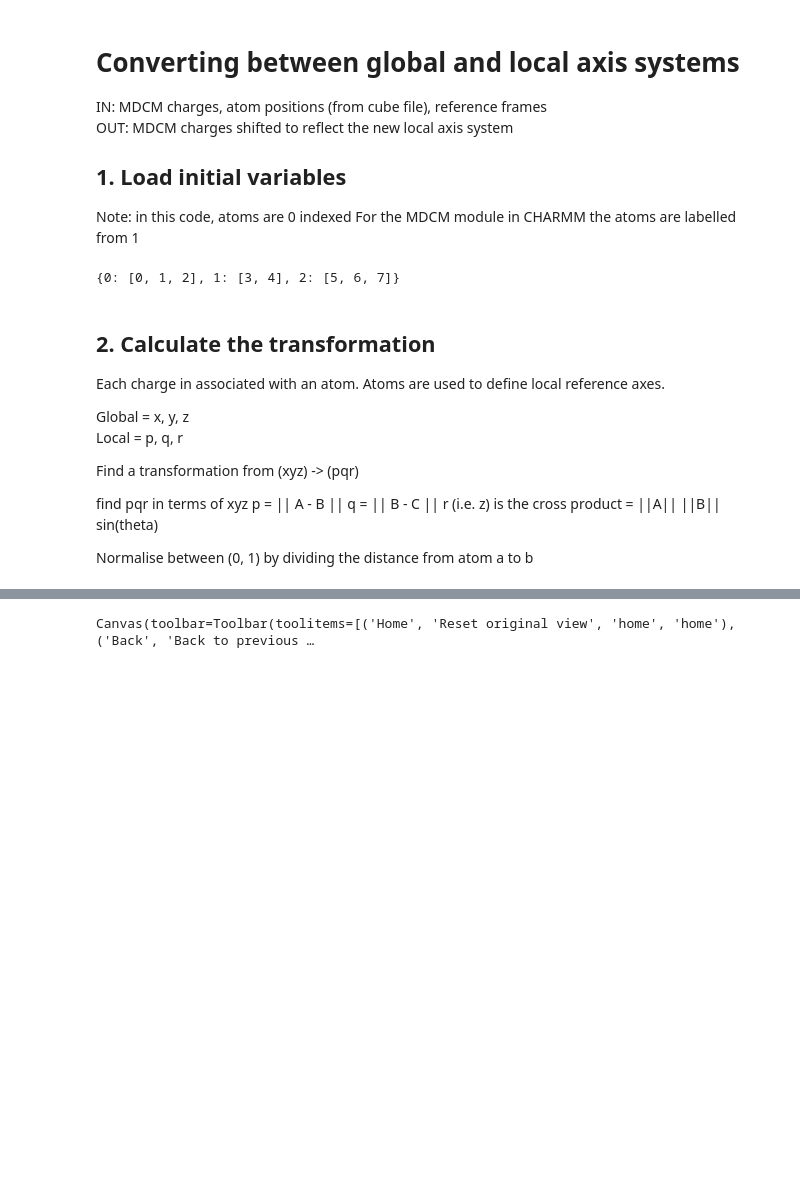
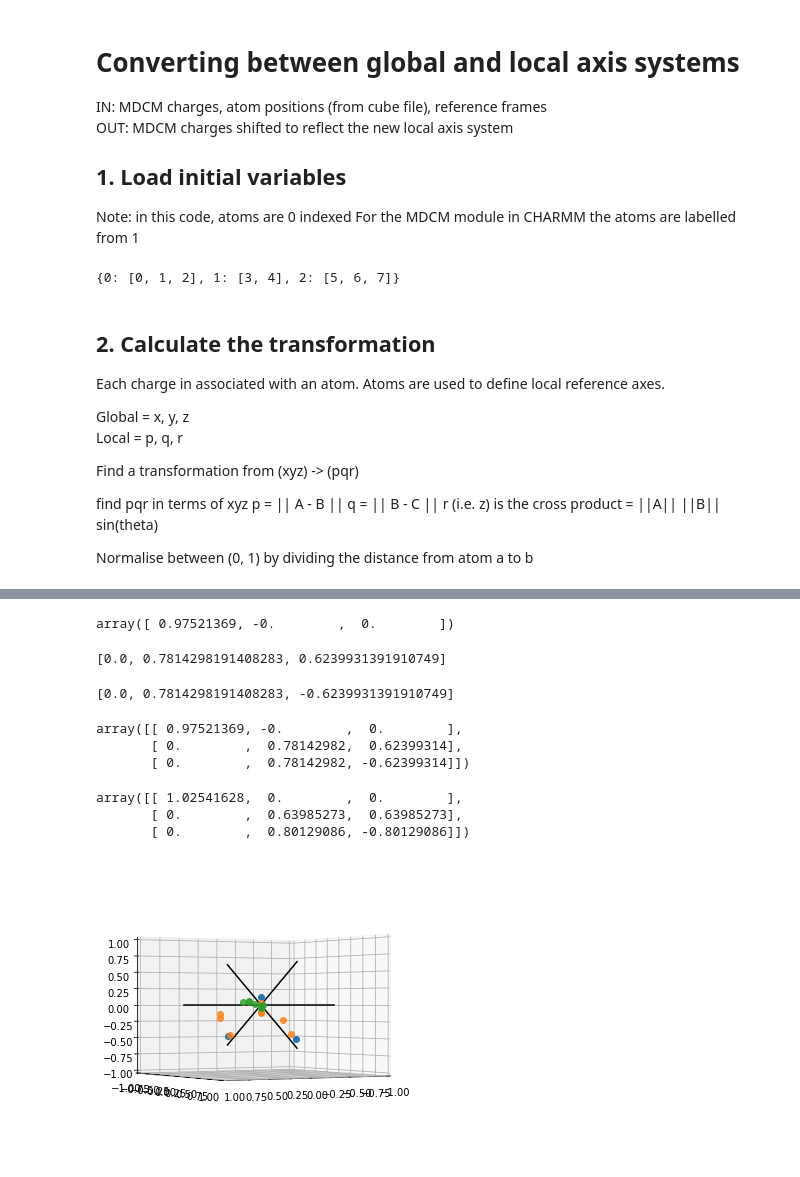
Before and after one commit to EricBoittier/AdjustReference-System, a Jupyter notebook: ARS.ipynb, the cells around one changed output, grey strips where cells are left out. Saved outputs shown, nothing was run; the diff lists cells and outputs as text; code cells hidden in the pictures; blank space fills up the shorter version.

```diff
--- a/ARS.ipynb
+++ b/ARS.ipynb
@@ -14,10 +14,10 @@ from scipy.spatial import distance
 import matplotlib.pyplot as plt
 from mpl_toolkits.mplot3d import Axes3D
 
-%matplotlib ipympl
+#%matplotlib ipympl
 
-home_path = "/home/unibas/boittier/AdjustReferenceSystem/"
-home_path = "/home/eric/Documents/PhD/AdjustReference-System/"
+home_path = "/home/boittier/Documents/AdjustReference-System/"
+#home_path = "/home/eric/Documents/PhD/AdjustReference-System/"
 
 sys.path.insert(1, home_path)
 from Cube import read_charges_refined, read_cube
@@ -186,12 +186,18 @@ for f in range(n_frames):
                 dy = c_pos_global[1] - atom_pos_xyz[1]
                 dz = c_pos_global[2] - atom_pos_xyz[2]
 
+                pos = np.dot(glob_to_local, np.array([dx,dy,dz]))
+
+                print( pos )
+
                 local_x_pos =  np.multiply(x_local_vector, dx)
                 local_y_pos =  np.multiply(y_local_vector, dy)
                 local_z_pos =  np.multiply(z_local_vector, dz)
 
+                print(local_x_pos.sum(), local_y_pos.sum(), local_z_pos.sum() )
+                print()
                 c_positions_local[charge][0] = local_x_pos.sum()
-                c_positions_local[charge][1] = local_y_pos.sum()
+                c_positions_local[charge][1] =  local_y_pos.sum()
                 c_positions_local[charge][2] = local_z_pos.sum()
 
         used_atoms.append(atom_index)
@@ -209,39 +222,67 @@ array([[ 1.02484780e-06,  1.54591145e-04, -1.48997087e-02],
+# %%
+x_local_vector
+# %% [output]
+array([ 0.97521369, -0.        ,  0.        ])
+# %%
+y_local_vector
+# %% [output]
+[0.0, 0.7814298191408283, 0.6239931391910749]
+# %%
+z_local_vector
+# %% [output]
+[0.0, 0.7814298191408283, -0.6239931391910749]
+# %%
+
+
+glob_to_local = np.array([x_local_vector,y_local_vector,z_local_vector])
+glob_to_local
+# %% [output]
+array([[ 0.97521369, -0.        ,  0.        ],
+       [ 0.        ,  0.78142982,  0.62399314],
+       [ 0.        ,  0.78142982, -0.62399314]])
+# %%
+from scipy import linalg
+linalg.inv(glob_to_local)
+# %% [output]
+array([[ 1.02541628,  0.        ,  0.        ],
+       [ 0.        ,  0.63985273,  0.63985273],
+       [ 0.        ,  0.80129086, -0.80129086]])
 # %%
 def plot_axe(x_local_vector, y_local_vector, z_local_vector, c="k"):
     x = [-x_local_vector[0], 0, x_local_vector[0]]
     y = [-x_local_vector[1], 0, x_local_vector[1]]
     z = [-x_local_vector[2], 0, x_local_vector[2]]
     plt.plot(x, y, z, c=c)
     x = [-y_local_vector[0], 0, y_local_vector[0]]
     y = [-y_local_vector[1], 0, y_local_vector[1]]
     z = [-y_local_vector[2], 0, y_local_vector[2]]
     plt.plot(x, y, z, c=c)
     x = [-z_local_vector[0], 0, z_local_vector[0]]
     y = [-z_local_vector[1], 0, z_local_vector[1]]
     z = [-z_local_vector[2], 0, z_local_vector[2]]
     plt.plot(x, y, z, c=c)
 
 fig = plt.figure()
-ax = Axes3D(fig, elev=0, azim=90)
+ax = Axes3D(fig, elev=0, azim=60)
 # Transpose to the right shape for plotting
 a_p = np.array(atom_positions).T
-a_p1 = np.array(atom_positions_plus).T
+#a_p1 = np.array(atom_positions_plus).T
 c_p = np.array(c_positions).T
 c_p_l = np.array(c_positions_local).T
 # Plotting
 plot_axe(x_local_vector, y_local_vector, z_local_vector)
 #plot_axe(*frame_vectors_plus[0], c="b")
 plt.plot(a_p[0], a_p[1], a_p[2], linestyle = 'None',  marker="o")
 #plt.plot(a_p1[0], a_p1[1], a_p1[2], marker="o")
 plt.plot(c_p[0], c_p[1], c_p[2], marker="o", linestyle = 'None', alpha=0.8)
 plt.plot(c_p_l[0], c_p_l[1], c_p_l[2], marker="o", linestyle = 'None', alpha=0.8)
 ax.set_xlim(-1,1)
 ax.set_ylim(-1,1)
 ax.set_zlim(-1,1)
 
 plt.show()
 # %% [output]
-Canvas(toolbar=Toolbar(toolitems=[('Home', 'Reset original view', 'home', 'home'), ('Back', 'Back to previous …
+[figure, added]
 # %%
 atom_positions = np.array(atom_positions)
 #  Random pertubation of atom positions to simulate a new conformation
```
Also changed, not shown: parts of 4 cells of this notebook.
